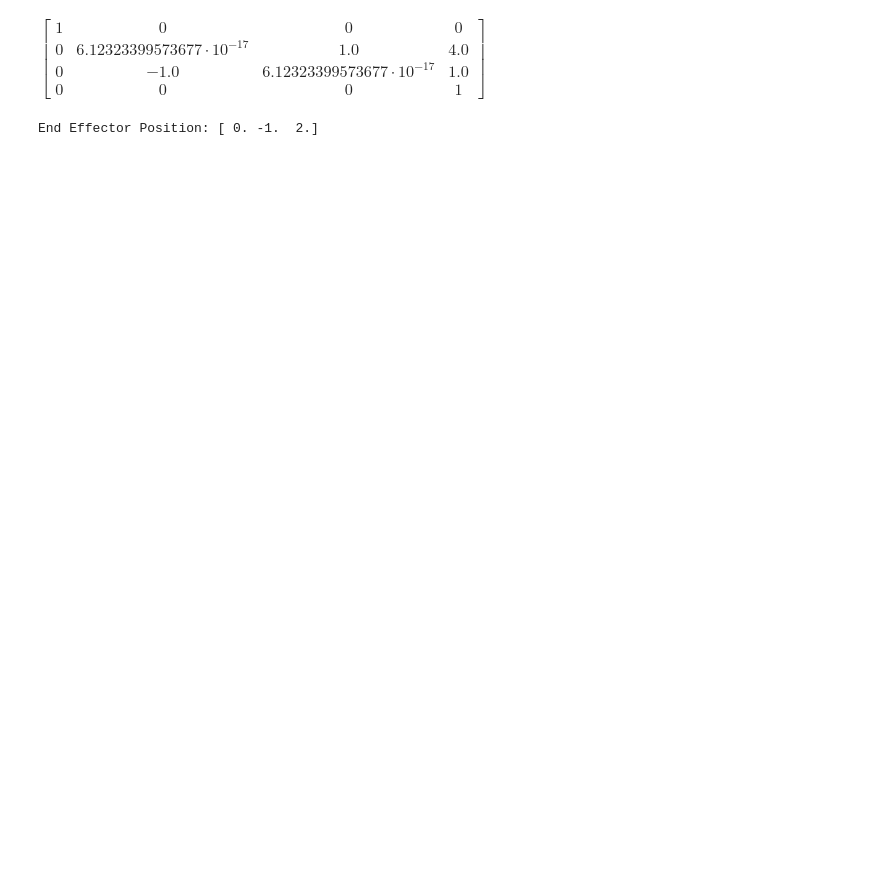
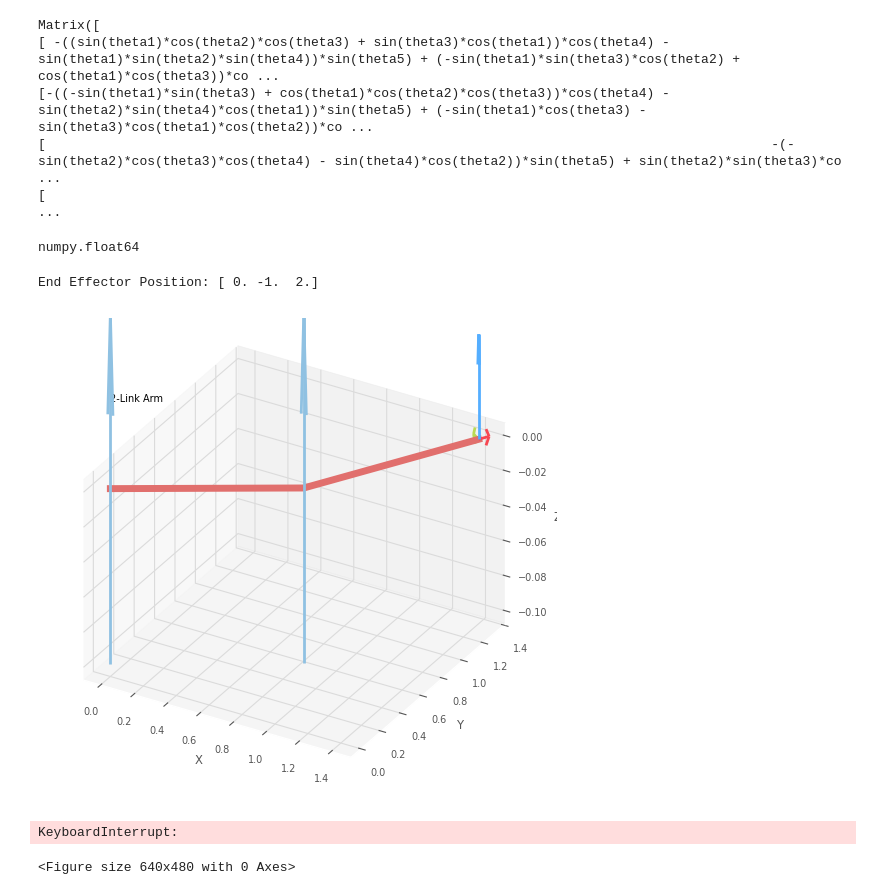
Before and after one commit to wesselwm/Surgical-mechanical-navigation, a Jupyter notebook: TestForwardKinematics.ipynb, the cells around one changed output. Drawn from its saved outputs; the diff is of its cells as text; code cells hidden in the pictures; blank space fills up the shorter version.

Commit message:
Implemented forward kinematics and simulation of cumulative error at end effector with random sim and optimization for arbitrary robot arm

```diff
--- a/TestForwardKinematics.ipynb
+++ b/TestForwardKinematics.ipynb
@@ -1,9 +1,11 @@
 # %%
 import numpy as np
-from roboticstoolbox.bin.rtbtool import panda
 from scipy.spatial.transform import Rotation as R
 from sympy import *
 from sympy.physics.mechanics import ReferenceFrame
+import itertools
+from tqdm import tqdm
+
 
 thetas = symbols('theta1:7')
 lengths = symbols('l1:7')
@@ -34,10 +36,22 @@ T3 = transformation_matrix(joints[2].dcm(joints[1]), links[2])
 T4 = transformation_matrix(joints[3].dcm(joints[2]), links[3])
 T5 = transformation_matrix(joints[4].dcm(joints[3]), links[4])
 T6 = transformation_matrix(joints[5].dcm(joints[4]), links[5])
+T7_end_eff = transformation_matrix(eye(3), Matrix([0,0,1]))
 
-(T1 @ T2 @ T3 @ T4 @ T5 @ T6).subs({thetas[0]: 0, thetas[1]: np.pi/2, thetas[2]: 0, thetas[3]: 0, thetas[4]: 0, thetas[5]: 0, lengths[0]: 0, lengths[1]: 1, lengths[2]: 1, lengths[3]: 1, lengths[4]: 1, lengths[5]: 1})
+symbolic_fkin = T1 @ T2 @ T3 @ T4 @ T5 @ T6 @ T7_end_eff
+
+def fkin(angles):
+    return symbolic_fkin.subs({thetas[0]: angles[0], thetas[1]: angles[1], thetas[2]: angles[2], thetas[3]: angles[3], thetas[4]: angles[4], thetas[5]: angles[5], lengths[0]: 0, lengths[1]: 1, lengths[2]: 1, lengths[3]: 1, lengths[4]: 1, lengths[5]: 1})
+
+fkin([0,0,0,0,0,0])
+
+symbolic_fkin
 # %% [output]
-$\displaystyle \left[\begin{matrix}1 & 0 & 0 & 0\\0 & 6.12323399573677 \cdot 10^{-17} & 1.0 & 4.0\\0 & -1.0 & 6.12323399573677 \cdot 10^{-17} & 1.0\\0 & 0 & 0 & 1\end{matrix}\right]$
+Matrix([
+[ -((sin(theta1)*cos(theta2)*cos(theta3) + sin(theta3)*cos(theta1))*cos(theta4) - sin(theta1)*sin(theta2)*sin(theta4))*sin(theta5) + (-sin(theta1)*sin(theta3)*cos(theta2) + cos(theta1)*cos(theta3))*co ...
+[-((-sin(theta1)*sin(theta3) + cos(theta1)*cos(theta2)*cos(theta3))*cos(theta4) - sin(theta2)*sin(theta4)*cos(theta1))*sin(theta5) + (-sin(theta1)*cos(theta3) - sin(theta3)*cos(theta1)*cos(theta2))*co ...
+[                                                                                             -(-sin(theta2)*cos(theta3)*cos(theta4) - sin(theta4)*cos(theta2))*sin(theta5) + sin(theta2)*sin(theta3)*co ...
+[                                                                                                                                                                                                        ...
 # %%
 import roboticstoolbox as rtb
 import matplotlib.pyplot as plt
@@ -47,15 +61,17 @@ from itertools import product
 puma = rtb.models.DH.Puma560()
 qlim = puma.qlim
 angles = np.array([np.linspace(qlim[0, i], qlim[1, i], 10) for i in range(0, puma.q.size)])
-
-workspace_points = []
-
-for angle_set in product(*angles):
-    T = puma.fkine(angle_set)  # Forward kinematics
-    position = T.t           # Extract translation part
-    workspace_points.append(position)
-
-workspace_points = np.array(workspace_points)
+type(qlim[0,1])
+# workspace_points = []
+#
+# for angle_set in product(*angles):
+#     T = puma.fkine(angle_set)  # Forward kinematics
+#     position = T.t           # Extract translation part
+#     workspace_points.append(position)
+#
+# workspace_points = np.array(workspace_points)
+# %% [output]
+numpy.float64
 # %%
 fig = plt.figure()
 ax = fig.add_subplot(111, projection='3d')
@@ -97,3 +113,21 @@ end_effector_position = T_end_effector[0:3, 3]
 print("End Effector Position:", end_effector_position)
 # %% [output]
 End Effector Position: [ 0. -1.  2.]
+# %%
+from roboticstoolbox import DHRobot, RevoluteDH
+
+# Define the robot using DH parameters
+robot = DHRobot([
+    RevoluteDH(a=1, alpha=0),  # Link 1
+    RevoluteDH(a=1, alpha=0)   # Link 2
+], name='2-Link Arm')
+
+# Define joint angles (in radians)
+q = [0.5, 0.5]  # Example joint configuration
+
+# Plot the robot
+robot.plot(q, block=True)
+# %% [output]
+[figure, added]
+KeyboardInterrupt:
+<Figure size 640x480 with 0 Axes>
```
Also changed, not shown: 1 other file.
